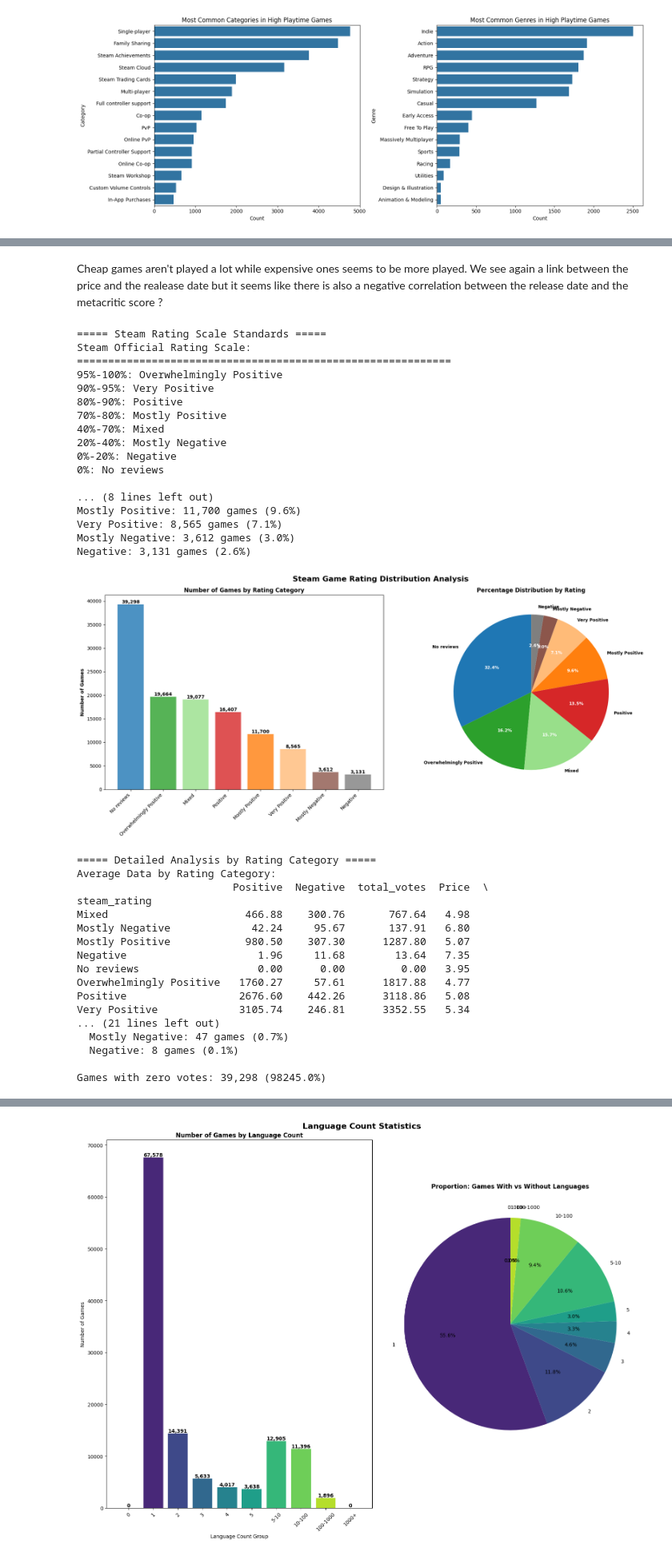
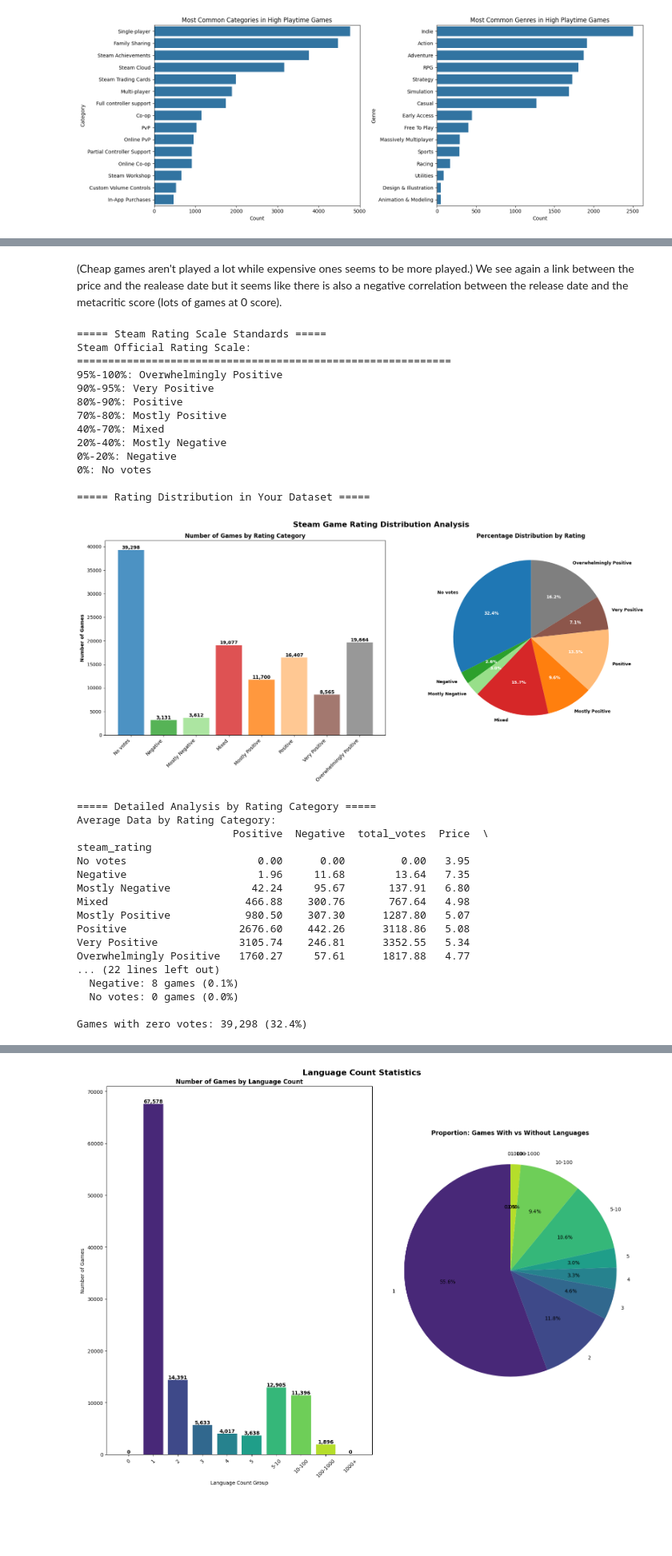
Before and after one commit to Thethomasbutnottheleast/Steam-Analyse, a Jupyter notebook: stream_python.ipynb, the cells around one changed output, grey strips where cells are left out. Shown at 80% size. Drawn from its saved outputs; the diff is of its cells as text; code cells hidden in the pictures; blank space fills up the shorter version.

```diff
--- a/stream_python.ipynb
+++ b/stream_python.ipynb
@@ -360,14 +360,14 @@ print(data3['Achievements'].describe())
 
 data3['achievement_group'] = pd.cut(
     data3['Achievements'],
-    bins=[-1, 0, 5, 10, 20, 50, 100, 500, 10000],
-    labels=['0', '1-5', '6-10', '11-20', '21-50', '51-100', '101-500', '500+']
+    bins=[-1, 0, 5, 10, 20, 50, 100, 10000],
+    labels=['0', '1-5', '6-10', '11-20', '21-50', '51-100', '100+']
 )
 
 fig, ((ax1, ax2)) = plt.subplots(1, 2, figsize=(16, 12))
 fig.suptitle('Achievement Count Statistics', fontsize=16, fontweight='bold')
 
-group_order = ['0', '1-5', '6-10', '11-20', '21-50', '51-100', '101-500', '500+']
+group_order = ['0', '1-5', '6-10', '11-20', '21-50', '51-100', '100+']
 group_counts = data3['achievement_group'].value_counts().reindex(group_order)
 
 bars = ax1.bar(group_order, group_counts, color=plt.cm.viridis(np.linspace(0, 1, len(group_order))))
@@ -394,7 +394,7 @@ plt.tight_layout()
 plt.show()
 
 print("\n=== Average Values by Achievement Group ===")
-achievement_groups = data3[data3['Achievements'] > 0].groupby('achievement_group', observed=False)
+achievement_groups = data3.groupby('achievement_group', observed=False)
 group_stats = achievement_groups.agg({
     'Price': 'mean',
     'Metacritic score': 'mean',
@@ -1162,6 +1013,6 @@ Insufficient tag data for analysis
 # %% [markdown]
-Cheap games aren't played a lot while expensive ones seems to be more played. We see again a link between the price and the realease date
-but it seems like there is also a negative correlation between the release date and the metacritic score ?
+(Cheap games aren't played a lot while expensive ones seems to be more played.) We see again a link between the price and the realease date
+but it seems like there is also a negative correlation between the release date and the metacritic score (lots of games at 0 score).
 # %%
 print("===== Steam Rating Scale Standards =====")
 
@@ -1174,7 +1025,7 @@ steam_rating_scale = {
     (0.40, 0.70): {"label": "Mixed", "color": "#ff7f0e"},
     (0.20, 0.40): {"label": "Mostly Negative", "color": "#ffbb78"},
     (0.00, 0.20): {"label": "Negative", "color": "#8c564b"},
-    (0.00, 0.00): {"label": "No reviews", "color": "#7f7f7f"}
+    (0.00, 0.00): {"label": "No votes", "color": "#7f7f7f"}
 }
 
 print("Steam Official Rating Scale:")
@@ -1194,7 +1045,7 @@ data3['positive_ratio'] = data3['Positive'] / (data3['Positive'] + data3['Negati
 # Define rating classification function
 def get_steam_rating(positive_ratio):
     if pd.isna(positive_ratio):
-        return "No reviews"
+        return "No votes"
 
     for (min_val, max_val), info in steam_rating_scale.items():
         if min_val <= positive_ratio < max_val:
@@ -1203,20 +1054,16 @@ def get_steam_rating(positive_ratio):
     # Handle edge cases
     if positive_ratio >= 0.95:
         return "Overwhelmingly Positive"
-    return "No reviews"
+    return "No votes"
 
 # Apply classification
 data3['steam_rating'] = data3['positive_ratio'].apply(get_steam_rating)
 
 # Count games in each rating category
-rating_counts = data3['steam_rating'].value_counts()
+rating_order = ['No votes', 'Negative', 'Mostly Negative', 'Mixed', 'Mostly Positive','Positive','Very Positive','Overwhelmingly Positive']
+data3['steam_rating'] = pd.Categorical(data3['steam_rating'], categories=rating_order, ordered=True)
+rating_counts = data3['steam_rating'].value_counts(sort=False)
 rating_percentages = data3['steam_rating'].value_counts(normalize=True) * 100
-
-print("\nGame Rating Distribution:")
-print("=" * 40)
-for rating, count in rating_counts.items():
-    percentage = rating_percentages[rating]
-    print(f"{rating}: {count:,} games ({percentage:.1f}%)")
 
 # Create visualizations
 fig, (ax1, ax2) = plt.subplots(1, 2, figsize=(18, 8))
@@ -1271,56 +1118,52 @@ print("Average Data by Rating Category:")
 print(rating_stats)
 
 # Additional analysis: Relationship between vote count and rating
 print(f"\n===== Relationship Between Vote Count and Rating =====")
 correlation = data3['total_votes'].corr(data3['positive_ratio'])
 print(f"Correlation between vote count and positive ratio: {correlation:.3f}")
 
 # Analyze highly voted games
 high_vote_games = data3[data3['total_votes'] > 1000]
 if len(high_vote_games) > 0:
     print(f"\nRating Distribution of Highly Voted Games (>1000 votes):")
     high_vote_rating = high_vote_games['steam_rating'].value_counts()
     for rating, count in high_vote_rating.items():
         percentage = count / len(high_vote_games) * 100
         print(f"  {rating}: {count} games ({percentage:.1f}%)")
 
 # Analyze zero vote games
 zero_votes = data3[data3['total_votes'] == 0]
-print(f"\nGames with zero votes: {len(zero_votes):,} ({len(zero_votes)/len(df)*100:.1f}%)")
+print(f"\nGames with zero votes: {len(zero_votes):,} ({len(zero_votes)/len(data3)*100:.1f}%)")
 # %% [output]
 ===== Steam Rating Scale Standards =====
 Steam Official Rating Scale:
 ============================================================
 95%-100%: Overwhelmingly Positive
 90%-95%: Very Positive
 80%-90%: Positive
 70%-80%: Mostly Positive
 40%-70%: Mixed
 20%-40%: Mostly Negative
 0%-20%: Negative
-0%: No reviews
+0%: No votes
 
-... (8 lines left out)
-Mostly Positive: 11,700 games (9.6%)
-Very Positive: 8,565 games (7.1%)
-Mostly Negative: 3,612 games (3.0%)
-Negative: 3,131 games (2.6%)
+===== Rating Distribution in Your Dataset =====
-[figure, old version]
+[figure, new version]
 ===== Detailed Analysis by Rating Category =====
 Average Data by Rating Category:
                          Positive  Negative  total_votes  Price  \
 steam_rating
+No votes                     0.00      0.00         0.00   3.95
+Negative                     1.96     11.68        13.64   7.35
+Mostly Negative             42.24     95.67       137.91   6.80
 Mixed                      466.88    300.76       767.64   4.98
-Mostly Negative             42.24     95.67       137.91   6.80
 Mostly Positive            980.50    307.30      1287.80   5.07
-Negative                     1.96     11.68        13.64   7.35
-No reviews                   0.00      0.00         0.00   3.95
-Overwhelmingly Positive   1760.27     57.61      1817.88   4.77
 Positive                  2676.60    442.26      3118.86   5.08
 Very Positive             3105.74    246.81      3352.55   5.34
-... (21 lines left out)
-  Mostly Negative: 47 games (0.7%)
+Overwhelmingly Positive   1760.27     57.61      1817.88   4.77
+... (22 lines left out)
   Negative: 8 games (0.1%)
+  No votes: 0 games (0.0%)
 
-Games with zero votes: 39,298 (98245.0%)
+Games with zero votes: 39,298 (32.4%)
 # %% [markdown]
```
Also changed, not shown: parts of 31 cells of this notebook, 1 other file.
